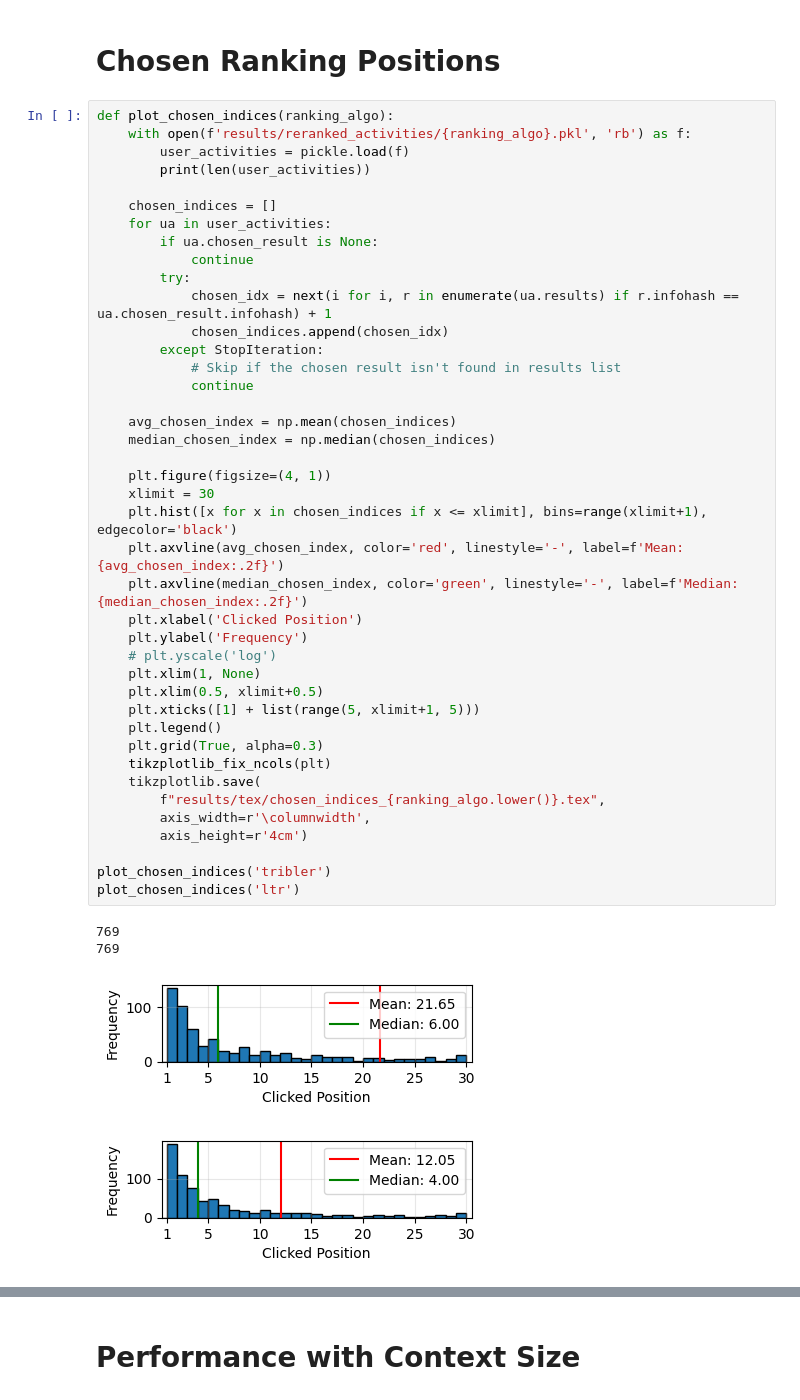
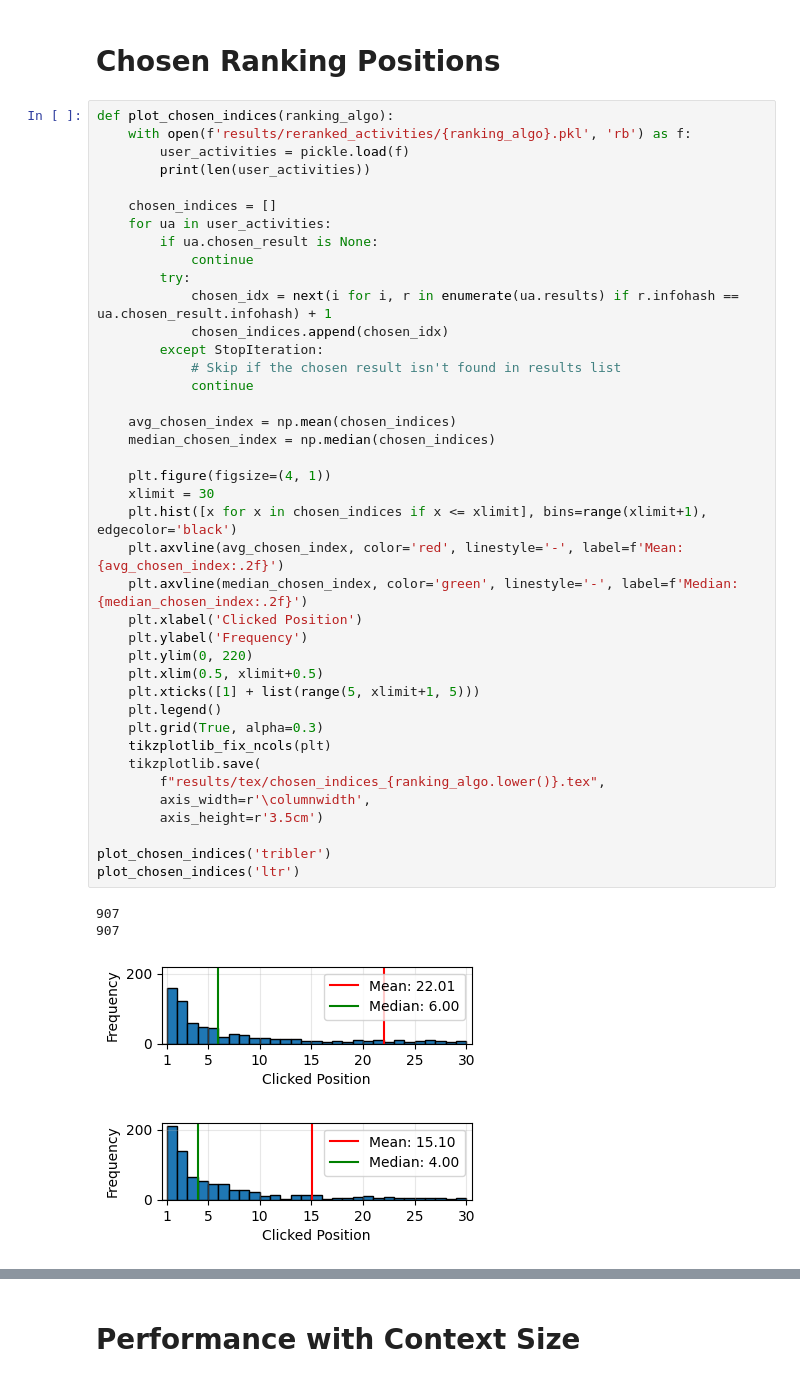
Before and after one commit to mg98/dart, a Jupyter notebook: results.ipynb, the cells around one changed output, grey strips where cells are left out. Saved outputs shown, nothing was run; the diff lists cells and outputs as text.

```diff
--- a/results.ipynb
+++ b/results.ipynb
@@ -107,37 +121,36 @@ def plot_chosen_indices(ranking_algo):
             continue
         try:
             chosen_idx = next(i for i, r in enumerate(ua.results) if r.infohash == ua.chosen_result.infohash) + 1
             chosen_indices.append(chosen_idx)
         except StopIteration:
             # Skip if the chosen result isn't found in results list
             continue
 
     avg_chosen_index = np.mean(chosen_indices)
     median_chosen_index = np.median(chosen_indices)
 
     plt.figure(figsize=(4, 1))
     xlimit = 30
     plt.hist([x for x in chosen_indices if x <= xlimit], bins=range(xlimit+1), edgecolor='black')
     plt.axvline(avg_chosen_index, color='red', linestyle='-', label=f'Mean: {avg_chosen_index:.2f}')
     plt.axvline(median_chosen_index, color='green', linestyle='-', label=f'Median: {median_chosen_index:.2f}')
     plt.xlabel('Clicked Position')
     plt.ylabel('Frequency')
-    # plt.yscale('log')
-    plt.xlim(1, None)
+    plt.ylim(0, 220)
     plt.xlim(0.5, xlimit+0.5)
     plt.xticks([1] + list(range(5, xlimit+1, 5)))
     plt.legend()
     plt.grid(True, alpha=0.3)
     tikzplotlib_fix_ncols(plt)
     tikzplotlib.save(
         f"results/tex/chosen_indices_{ranking_algo.lower()}.tex",
         axis_width=r'\columnwidth',
-        axis_height=r'4cm')
+        axis_height=r'3.5cm')
 
 plot_chosen_indices('tribler')
 plot_chosen_indices('ltr')
 # %% [output]
-769
-769
+907
+907
-[figure, old version]
+[figure, new version]
-[figure, old version]
+[figure, new version]
```
Also changed, not shown: parts of 13 cells of this notebook, 13 other files.
